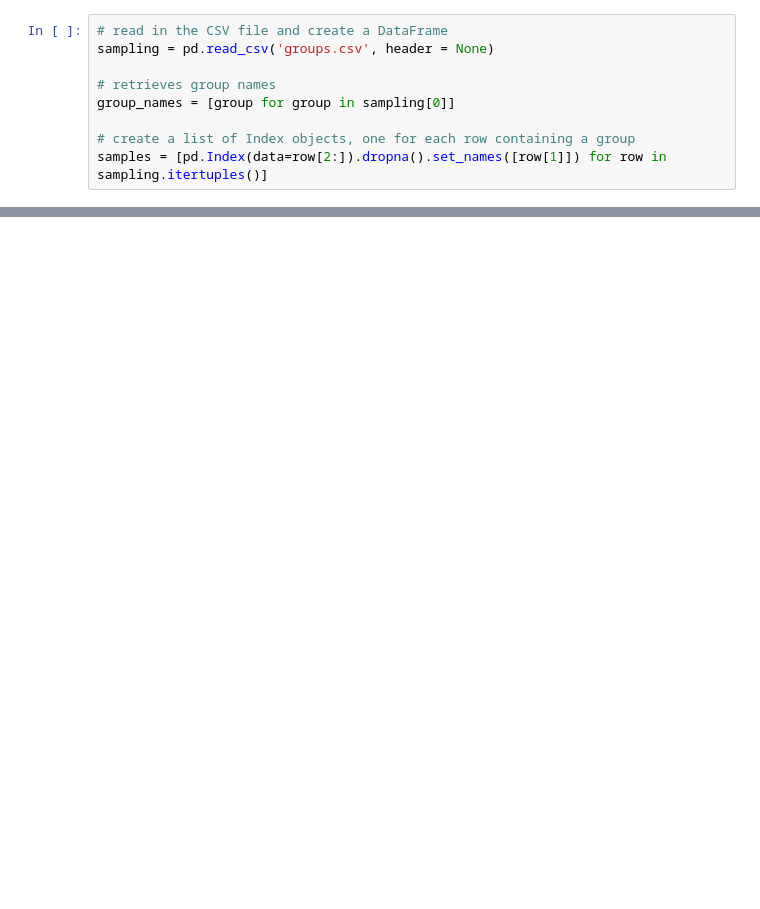
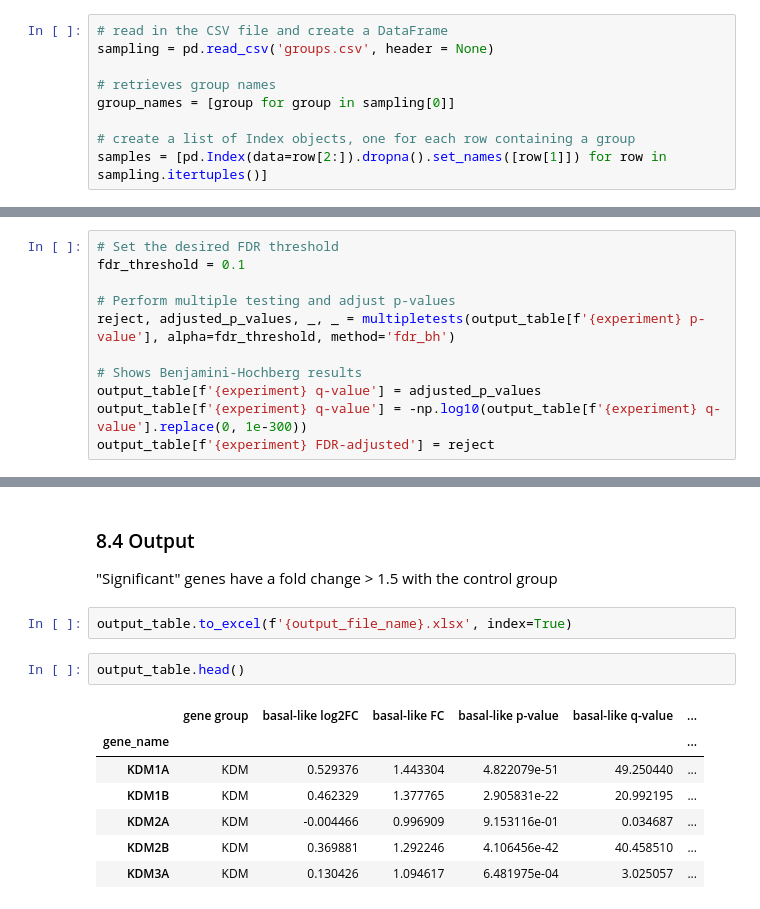
Before and after one commit to Vschev/Gene_expression_analysis_tools, a Jupyter notebook: 02_project+file+ANOVA.ipynb, the cells around one changed output, grey strips where cells are left out. Cells and saved outputs as stored; diff of their text form; blank space fills up the shorter version.

```diff
--- a/02_project+file+ANOVA.ipynb
+++ b/02_project+file+ANOVA.ipynb
@@ -191,0 +361,11 @@ with PdfPages('new.pdf') as pdf:
+# %%
+# Set the desired FDR threshold
+fdr_threshold = 0.1
+
+# Perform multiple testing and adjust p-values
+reject, adjusted_p_values, _, _ = multipletests(output_table[f'{experiment} p-value'], alpha=fdr_threshold, method='fdr_bh')
+
+# Shows Benjamini-Hochberg results
+output_table[f'{experiment} q-value'] = adjusted_p_values
+output_table[f'{experiment} q-value'] = -np.log10(output_table[f'{experiment} q-value'].replace(0, 1e-300))
+output_table[f'{experiment} FDR-adjusted'] = reject
@@ -191,0 +384,15 @@ with PdfPages('new.pdf') as pdf:
+# %% [markdown]
+### 8.4 Output
+"Significant" genes have a fold change > 1.5 with the control group
+# %%
+output_table.to_excel(f'{output_file_name}.xlsx', index=True)
+# %%
+output_table.head()
+# %% [output]
+|  | gene group | basal-like log2FC | basal-like FC | basal-like p-value | basal-like q-value | ... |
+| gene_name |  |  |  |  |  | ... |
+| KDM1A | KDM | 0.529376 | 1.443304 | 4.822079e-51 | 49.250440 | ... |
+| KDM1B | KDM | 0.462329 | 1.377765 | 2.905831e-22 | 20.992195 | ... |
+| KDM2A | KDM | -0.004466 | 0.996909 | 9.153116e-01 | 0.034687 | ... |
+| KDM2B | KDM | 0.369881 | 1.292246 | 4.106456e-42 | 40.458510 | ... |
+| KDM3A | KDM | 0.130426 | 1.094617 | 6.481975e-04 | 3.025057 | ... |
```
Also changed, not shown: parts of 80 cells of this notebook.
